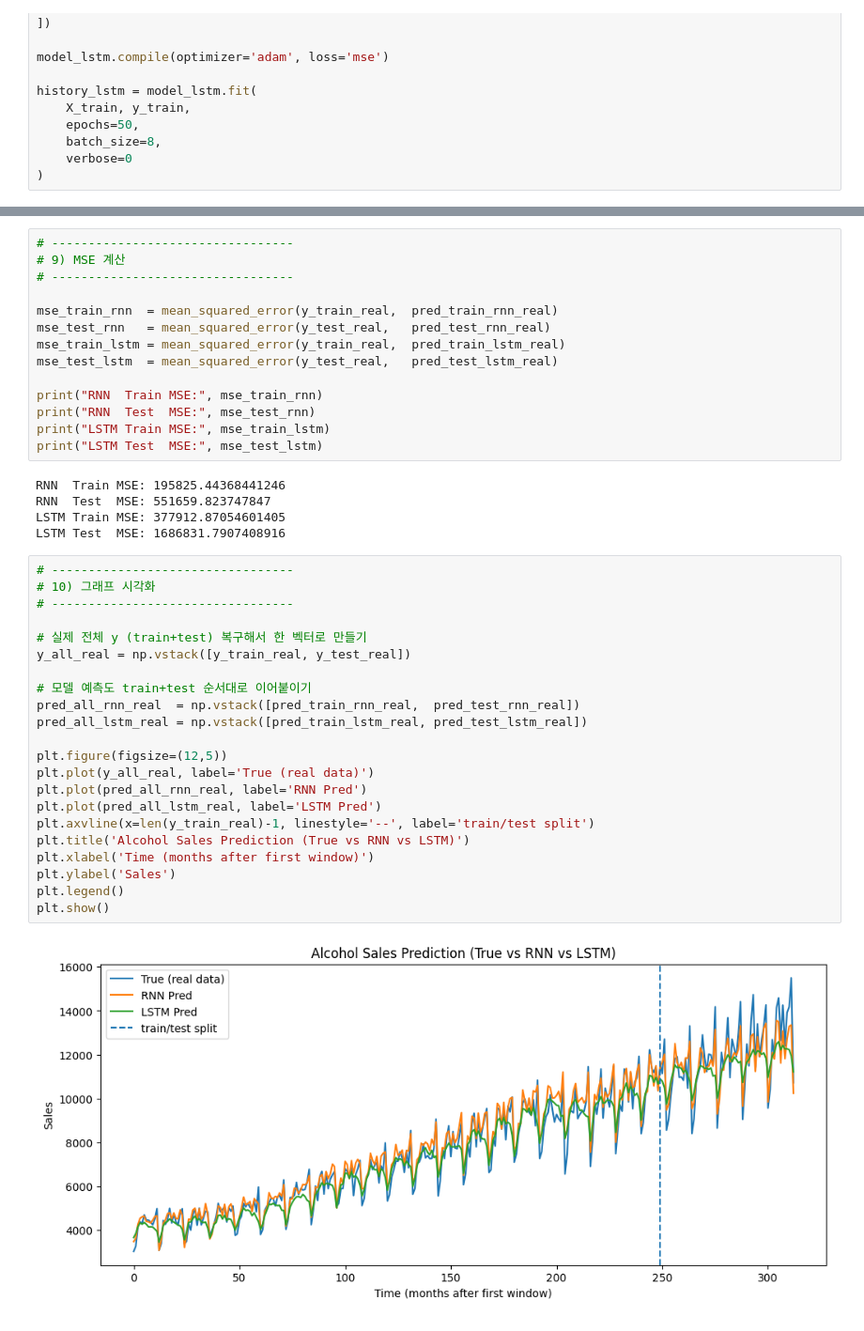
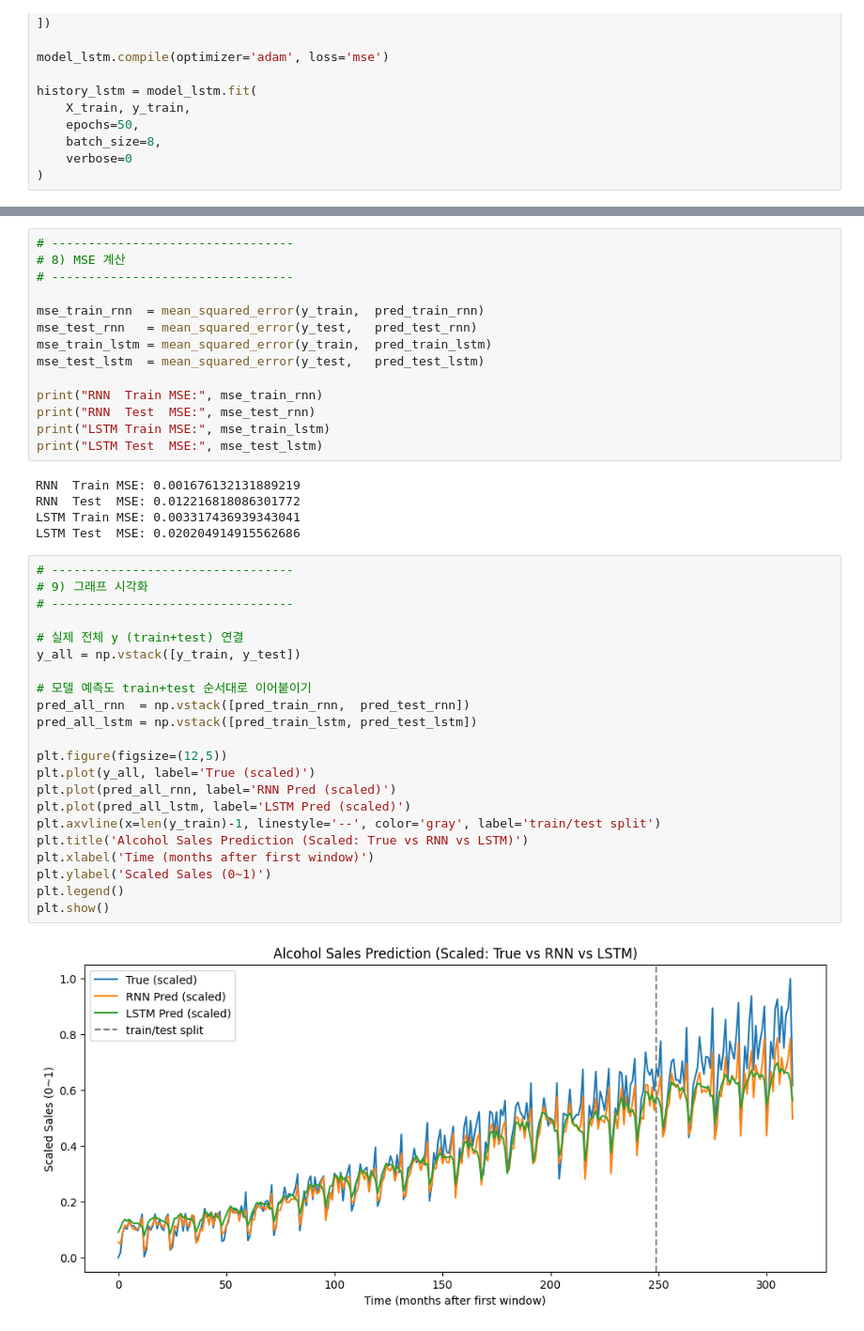
Before and after one commit to dayeee5/ml-programming-lab, a Jupyter notebook: week9/RNN_LSTM.ipynb, the cells around one changed output, grey strips where cells are left out. Shown at 94% size. Cells and saved outputs as stored; diff of their text form.

```diff
--- a/week9/RNN_LSTM.ipynb
+++ b/week9/RNN_LSTM.ipynb
@@ -122,45 +111,45 @@ pred_test_lstm_real  = scaler.inverse_transform(pred_test_lstm)
 # %%
 # ---------------------------------
-# 9) MSE 계산
+# 8) MSE 계산
 # ---------------------------------
 
-mse_train_rnn  = mean_squared_error(y_train_real,  pred_train_rnn_real)
-mse_test_rnn   = mean_squared_error(y_test_real,   pred_test_rnn_real)
-mse_train_lstm = mean_squared_error(y_train_real,  pred_train_lstm_real)
-mse_test_lstm  = mean_squared_error(y_test_real,   pred_test_lstm_real)
+mse_train_rnn  = mean_squared_error(y_train,  pred_train_rnn)
+mse_test_rnn   = mean_squared_error(y_test,   pred_test_rnn)
+mse_train_lstm = mean_squared_error(y_train,  pred_train_lstm)
+mse_test_lstm  = mean_squared_error(y_test,   pred_test_lstm)
 
 print("RNN  Train MSE:", mse_train_rnn)
 print("RNN  Test  MSE:", mse_test_rnn)
 print("LSTM Train MSE:", mse_train_lstm)
 print("LSTM Test  MSE:", mse_test_lstm)
 # %% [output]
-RNN  Train MSE: 195825.44368441246
-RNN  Test  MSE: 551659.823747847
-LSTM Train MSE: 377912.87054601405
-LSTM Test  MSE: 1686831.7907408916
+RNN  Train MSE: 0.001676132131889219
+RNN  Test  MSE: 0.012216818086301772
+LSTM Train MSE: 0.003317436939343041
+LSTM Test  MSE: 0.020204914915562686
 # %%
 # ---------------------------------
-# 10) 그래프 시각화
+# 9) 그래프 시각화
 # ---------------------------------
 
-# 실제 전체 y (train+test) 복구해서 한 벡터로 만들기
-y_all_real = np.vstack([y_train_real, y_test_real])
+# 실제 전체 y (train+test) 연결
+y_all = np.vstack([y_train, y_test])
 
 # 모델 예측도 train+test 순서대로 이어붙이기
-pred_all_rnn_real  = np.vstack([pred_train_rnn_real,  pred_test_rnn_real])
-pred_all_lstm_real = np.vstack([pred_train_lstm_real, pred_test_lstm_real])
+pred_all_rnn  = np.vstack([pred_train_rnn,  pred_test_rnn])
+pred_all_lstm = np.vstack([pred_train_lstm, pred_test_lstm])
 
 plt.figure(figsize=(12,5))
-plt.plot(y_all_real, label='True (real data)')
-plt.plot(pred_all_rnn_real, label='RNN Pred')
-plt.plot(pred_all_lstm_real, label='LSTM Pred')
-plt.axvline(x=len(y_train_real)-1, linestyle='--', label='train/test split')
-plt.title('Alcohol Sales Prediction (True vs RNN vs LSTM)')
+plt.plot(y_all, label='True (scaled)')
+plt.plot(pred_all_rnn, label='RNN Pred (scaled)')
+plt.plot(pred_all_lstm, label='LSTM Pred (scaled)')
+plt.axvline(x=len(y_train)-1, linestyle='--', color='gray', label='train/test split')
+plt.title('Alcohol Sales Prediction (Scaled: True vs RNN vs LSTM)')
 plt.xlabel('Time (months after first window)')
-plt.ylabel('Sales')
+plt.ylabel('Scaled Sales (0~1)')
 plt.legend()
 plt.show()
 # %% [output]
-[figure, old version]
+[figure, new version]
 # %%
 # ---------------------------------
```
Also changed, not shown: parts of 3 cells of this notebook.
